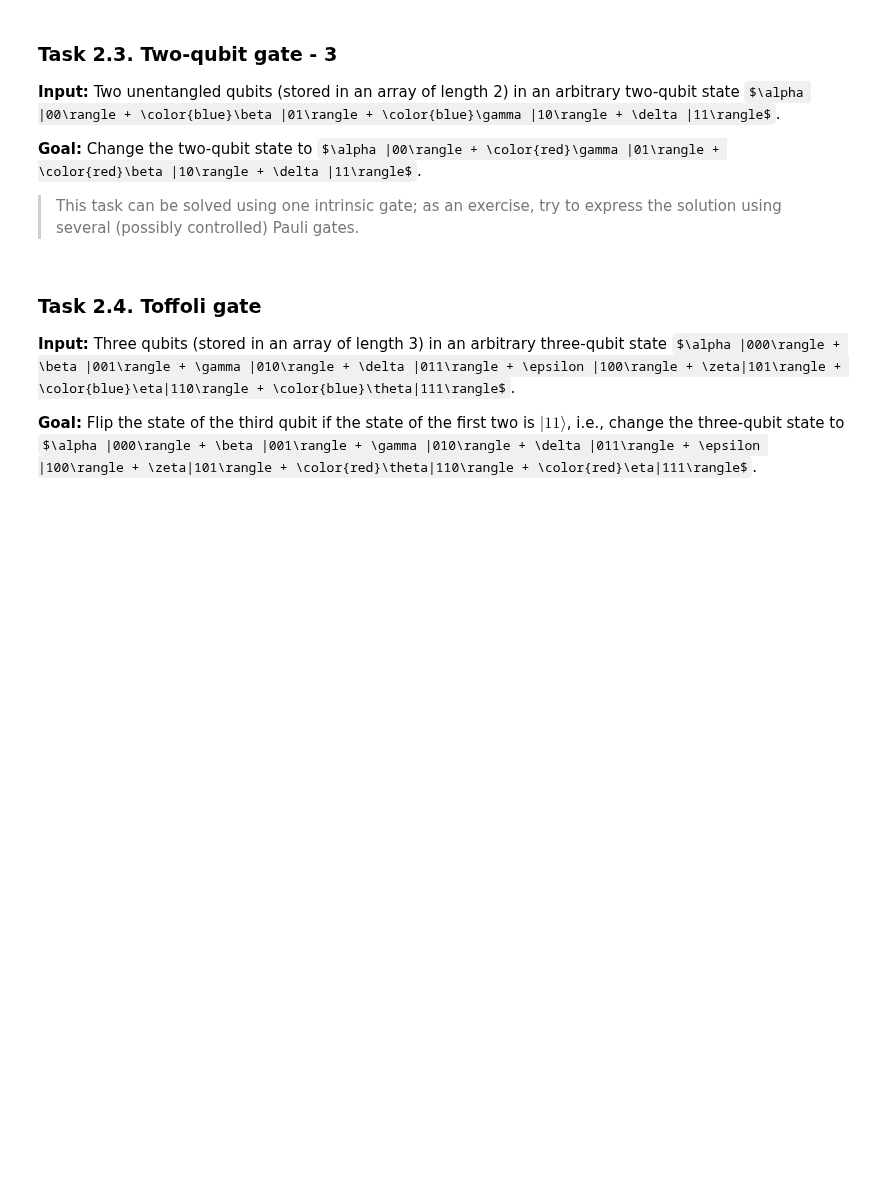
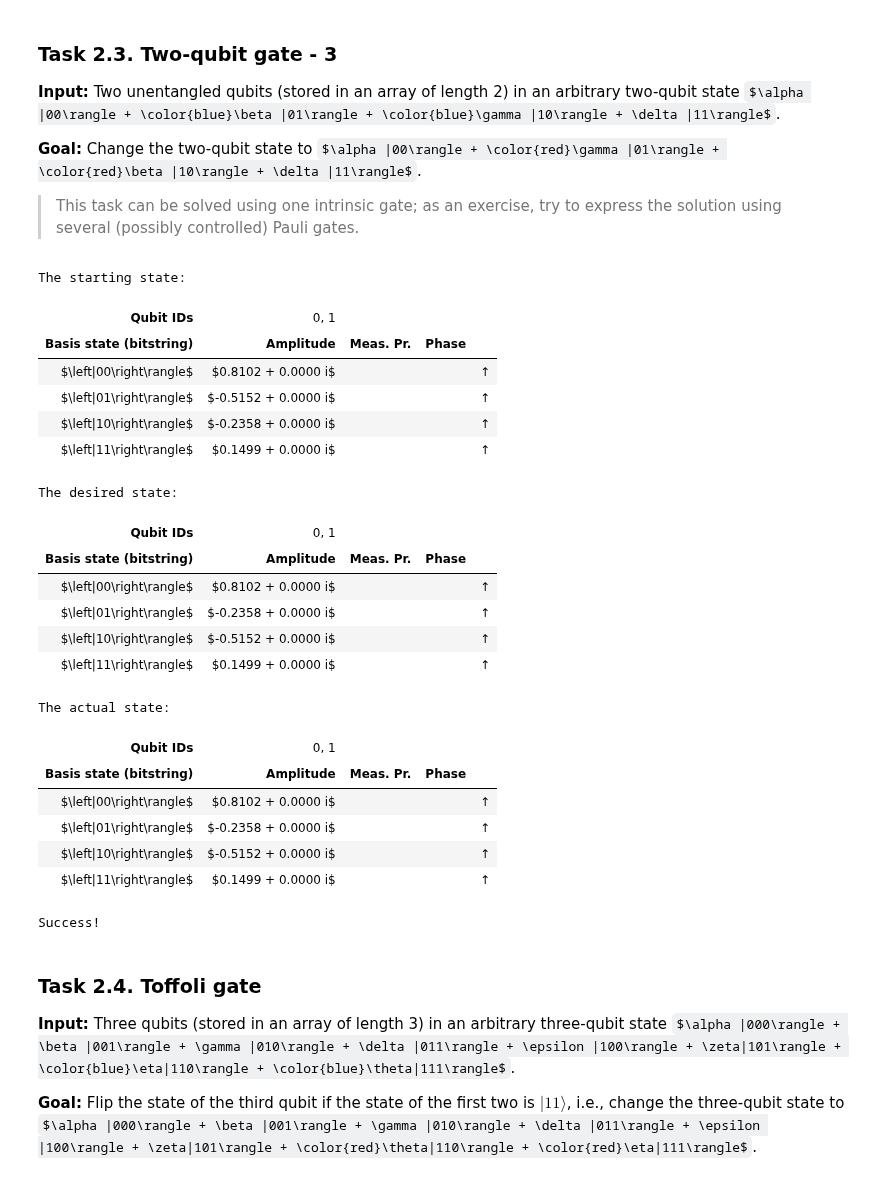
Before and after one commit to joshbrucker/QuantumKatas, a Jupyter notebook: BasicGates/BasicGates.ipynb, the cells around one changed output. Saved outputs shown, nothing was run; the diff lists cells and outputs as text; code cells hidden in the pictures; some formulas as TeX source; blank space fills up the shorter version.

```diff
--- a/BasicGates/BasicGates.ipynb
+++ b/BasicGates/BasicGates.ipynb
@@ -506,9 +506,34 @@ Success!
 # %%
 %kata T203_TwoQubitGate3
 
 operation TwoQubitGate3 (qs : Qubit[]) : Unit is Adj+Ctl {
-    // ...
+    Controlled X([qs[1]], qs[0]);
+    Controlled X([qs[0]], qs[1]);
+    Controlled X([qs[1]], qs[0]);
 }
+# %% [output]
+The starting state:
+| Qubit IDs | 0, 1 |
+| Basis state (bitstring) | Amplitude | Meas. Pr. | Phase |
+| $\left|00\right\rangle$ | $0.8102 + 0.0000 i$ |  |  | ↑ |
+| $\left|01\right\rangle$ | $-0.5152 + 0.0000 i$ |  |  | ↑ |
+| $\left|10\right\rangle$ | $-0.2358 + 0.0000 i$ |  |  | ↑ |
+| $\left|11\right\rangle$ | $0.1499 + 0.0000 i$ |  |  | ↑ |
+The desired state:
+| Qubit IDs | 0, 1 |
+| Basis state (bitstring) | Amplitude | Meas. Pr. | Phase |
+| $\left|00\right\rangle$ | $0.8102 + 0.0000 i$ |  |  | ↑ |
+| $\left|01\right\rangle$ | $-0.2358 + 0.0000 i$ |  |  | ↑ |
+| $\left|10\right\rangle$ | $-0.5152 + 0.0000 i$ |  |  | ↑ |
+| $\left|11\right\rangle$ | $0.1499 + 0.0000 i$ |  |  | ↑ |
+The actual state:
+| Qubit IDs | 0, 1 |
+| Basis state (bitstring) | Amplitude | Meas. Pr. | Phase |
+| $\left|00\right\rangle$ | $0.8102 + 0.0000 i$ |  |  | ↑ |
+| $\left|01\right\rangle$ | $-0.2358 + 0.0000 i$ |  |  | ↑ |
+| $\left|10\right\rangle$ | $-0.5152 + 0.0000 i$ |  |  | ↑ |
+| $\left|11\right\rangle$ | $0.1499 + 0.0000 i$ |  |  | ↑ |
+Success!
 # %% [markdown]
 ### Task 2.4. Toffoli gate
 
```
Also changed, not shown: parts of 2 cells of this notebook, 2 other files.
